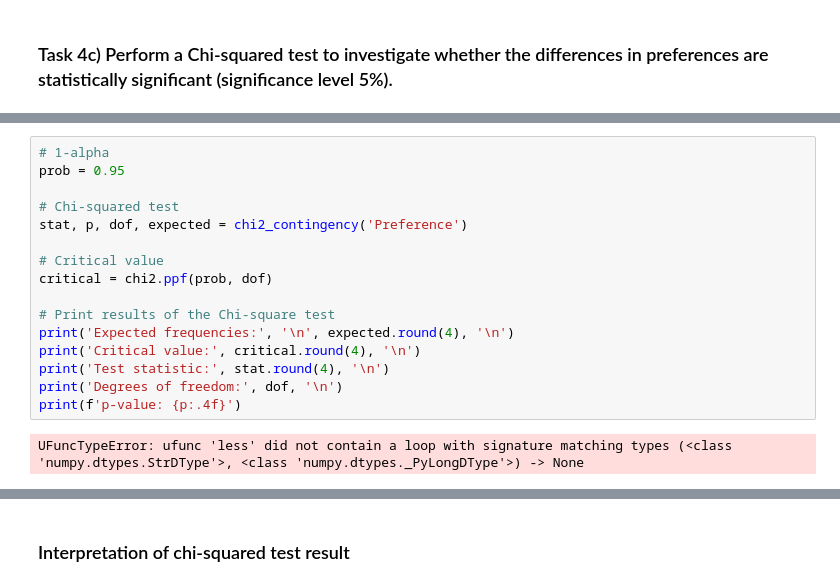
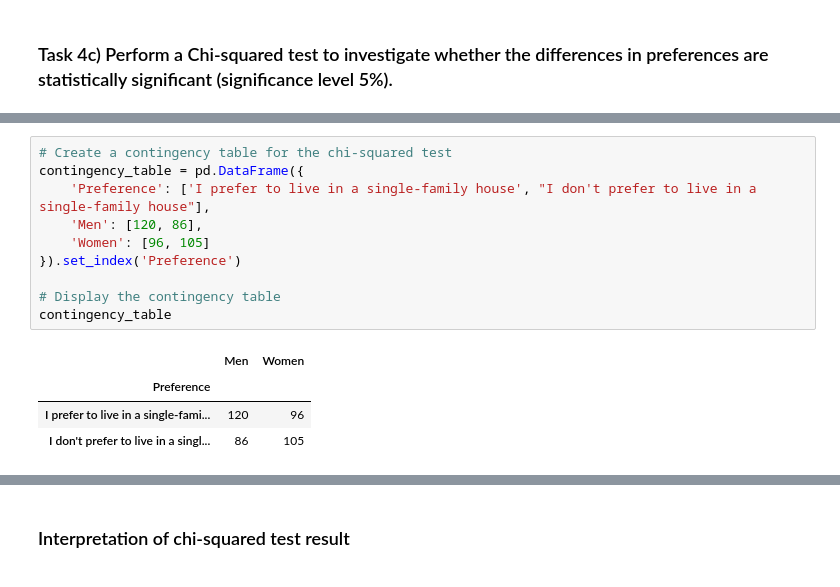
Before and after one commit to Etterpau/applied_research_methods, a Jupyter notebook: Week_06/analysis_of_contingency_tables.ipynb, the cells around one changed output, grey strips where cells are left out. Drawn from its saved outputs; the diff is of its cells as text.

```diff
--- a/Week_06/analysis_of_contingency_tables.ipynb
+++ b/Week_06/analysis_of_contingency_tables.ipynb
@@ -260,18 +245,15 @@ survey_df
-# %%
-# 1-alpha
-prob = 0.95
-
-# Chi-squared test
-stat, p, dof, expected = chi2_contingency('Preference')
-
-# Critical value
-critical = chi2.ppf(prob, dof)
-
-# Print results of the Chi-square test
-print('Expected frequencies:', '\n', expected.round(4), '\n')
-print('Critical value:', critical.round(4), '\n')
-print('Test statistic:', stat.round(4), '\n')
-print('Degrees of freedom:', dof, '\n')
-print(f'p-value: {p:.4f}')
-# %% [output]
-UFuncTypeError: ufunc 'less' did not contain a loop with signature matching types (<class 'numpy.dtypes.StrDType'>, <class 'numpy.dtypes._PyLongDType'>) -> None
+# %%
+# Create a contingency table for the chi-squared test
+contingency_table = pd.DataFrame({
+    'Preference': ['I prefer to live in a single-family house', "I don't prefer to live in a single-family house"],
+    'Men': [120, 86],
+    'Women': [96, 105]
+}).set_index('Preference')
+
+# Display the contingency table
+contingency_table
+# %% [output]
+|  | Men | Women |
+| Preference |  |  |
+| I prefer to live in a single-fami... | 120 | 96 |
+| I don't prefer to live in a singl... | 86 | 105 |
```
Also changed, not shown: parts of 3 cells of this notebook, 1 other file.
